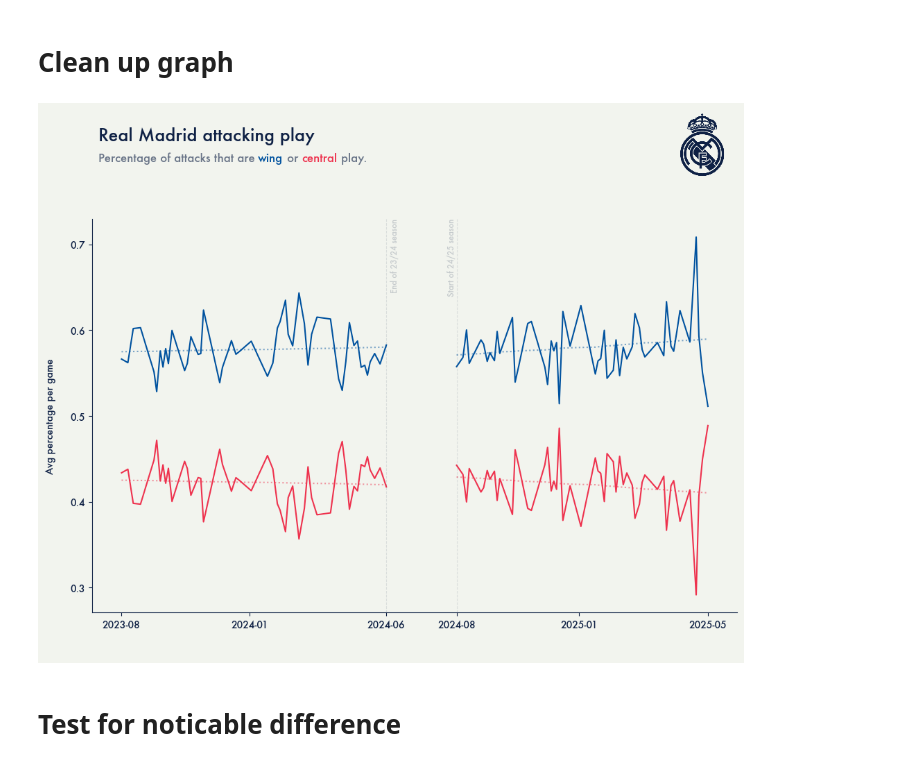
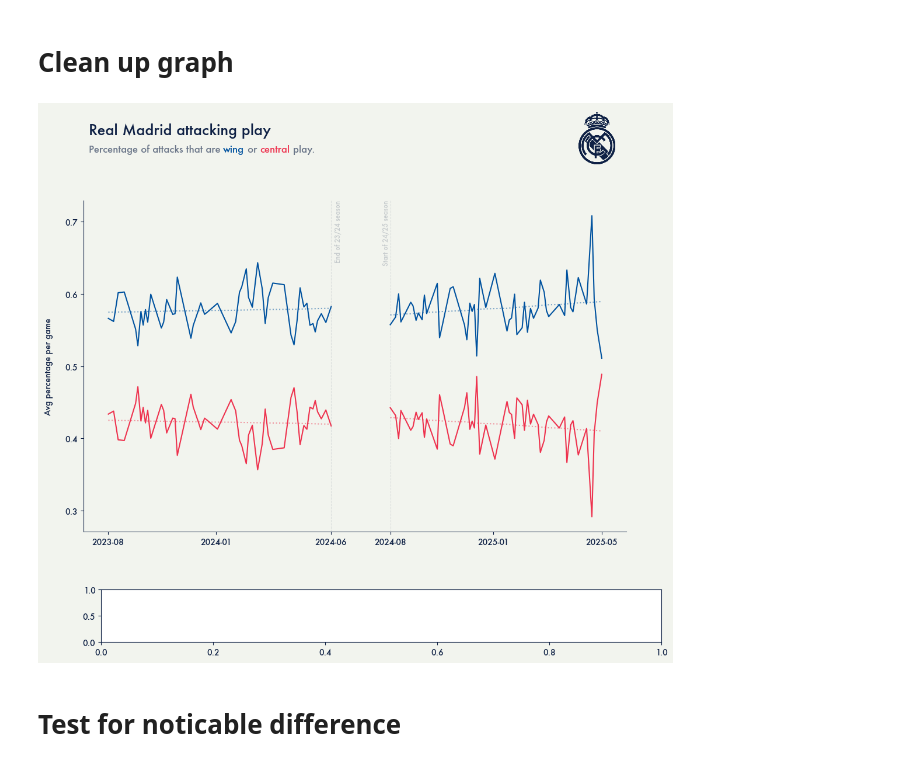
Before and after one commit to MarijnSt/soccermatics-project-3, a Jupyter notebook: central_versus_wing_play.ipynb, the cells around one changed output. Saved outputs shown, nothing was run; the diff lists cells and outputs as text; code cells hidden in the pictures.

```diff
--- a/central_versus_wing_play.ipynb
+++ b/central_versus_wing_play.ipynb
@@ -544,33 +544,42 @@ def plot_trendline(df, model, color, linestyle):
     plt.plot(df.index, y_pred, color=color, linestyle=linestyle, alpha=0.5)
 
 plot_trendline(season_ts_23_24, model_wing_23_24, primary_color, ':')
 plot_trendline(season_ts_24_25, model_wing_24_25, primary_color, ':')
 plot_trendline(season_ts_23_24, model_central_23_24, secondary_color, ':')
 plot_trendline(season_ts_24_25, model_central_24_25, secondary_color, ':')
 
 # Add vertical lines on end of season 23-24 and start of season 24-25
 ax.axvline(x=season_ts_23_24.index[-1], color=dark_color, linestyle='--', linewidth=.75, alpha=0.1)
 ax.axvline(x=season_ts_24_25.index[0], color=dark_color, linestyle='--', linewidth=.75, alpha=0.1)
 
 # Add text to vertical lines
 end_23_24 = season_ts_23_24.index[-1] + timedelta(days=4)
 ax.text(end_23_24, 0.73, 'End of 23/24 season', color=dark_color, fontsize=8, ha='left', va='top', rotation=90, alpha=0.2)
 end_24_25 = season_ts_24_25.index[0] + timedelta(days=-1)
 ax.text(end_24_25, 0.73, 'Start of 24/25 season', color=dark_color, fontsize=8, ha='right', va='top', rotation=90, alpha=0.2)
 
+# Custom legend
+legend_ax = fig.add_axes([0.15, -0.1, 0.8, 0.1])  # [left, bottom, width, height]
+#legend_ax.axis('off')  # Hide the axes
+
+# Create legend handles and labels using scatter plots
+# legend_handles = [ax.scatter([], [], color=role_colors[role], alpha=.5, s=100) for role in role_colors]
+# legend_labels = ["Goalkeepers", "Defenders", "Midfielders", "Forwards"]
+# legend_ax.legend(legend_handles, legend_labels, loc='center', ncol=len(role_colors), frameon=False, fontsize=12)
+
 # Remove spines
 ax.spines['top'].set_visible(False)
 ax.spines['right'].set_visible(False)
 
 # Adjust layout and margins
 plt.savefig('wing-vs-central-play.png',
             bbox_inches='tight',
             pad_inches=0.5,
             facecolor=background_color,
             dpi=300)
 
 plt.show()
 # %% [output]
-[figure, old version]
+[figure, new version]
 # %% [markdown]
 # Test for noticable difference
```
Also changed, not shown: 1 other file.
